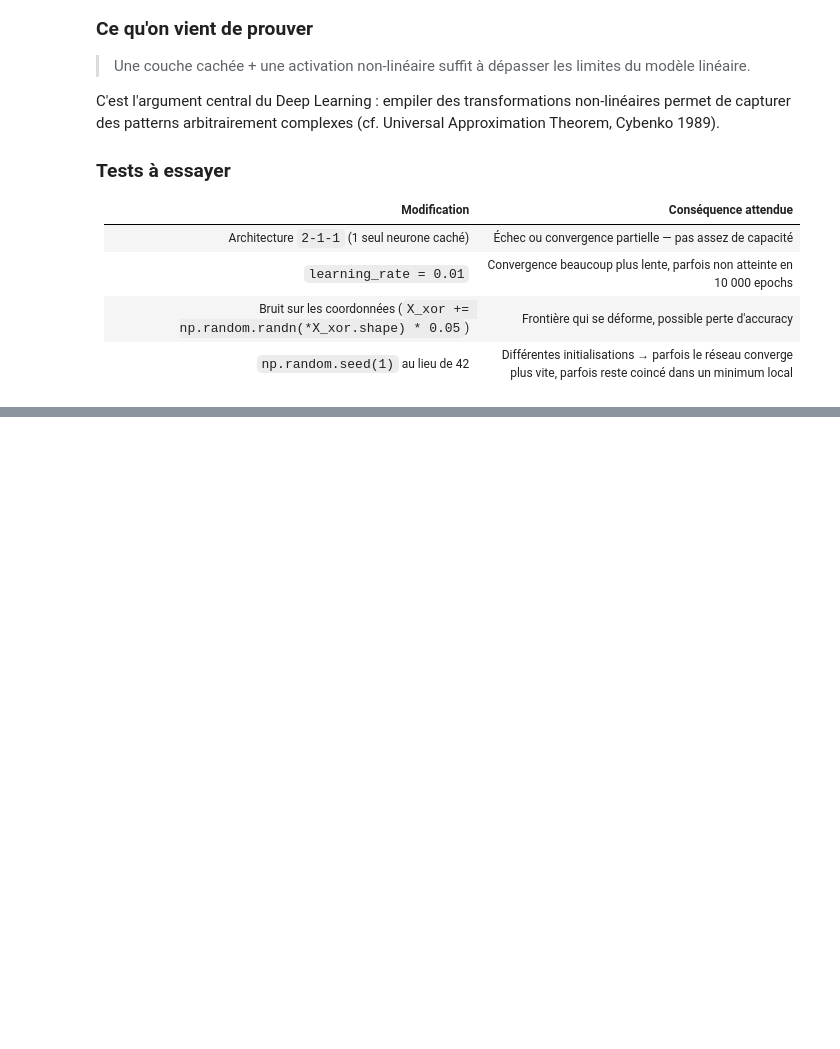
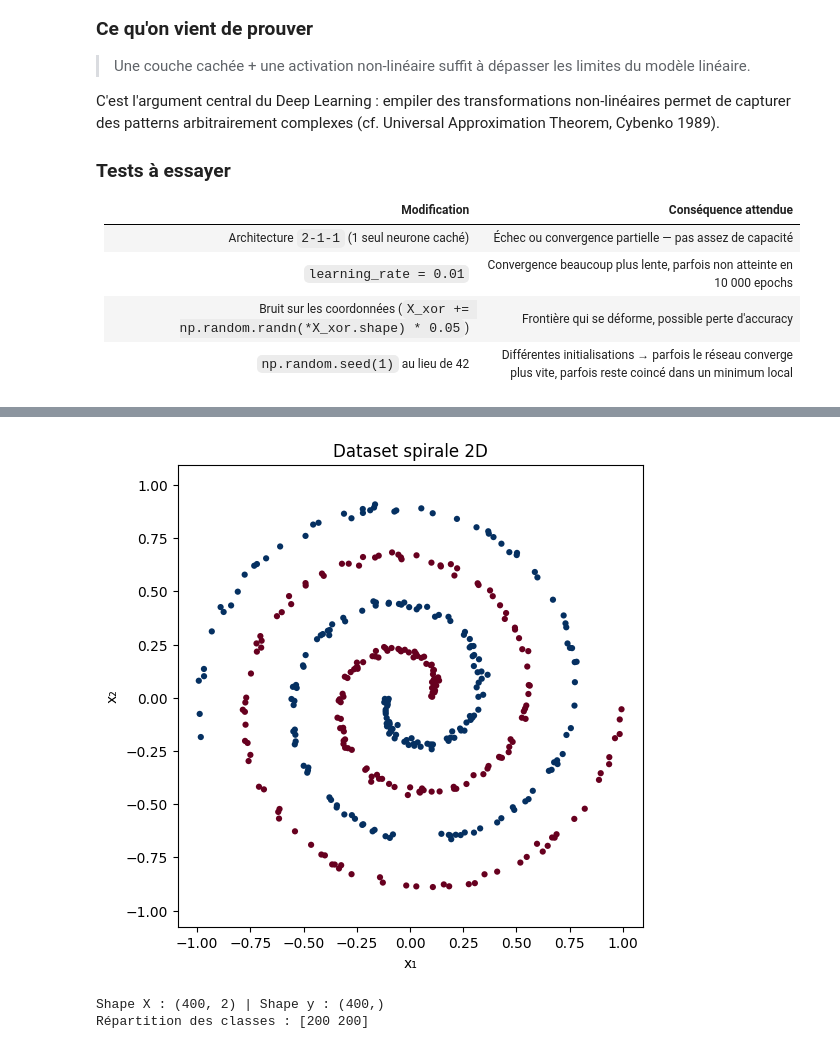
Before and after one commit to Hakim78/deeplearning-j1-pmc-from-scratch-djaalal-hakim, a Jupyter notebook: pmc-from-scratch.ipynb, the cells around one changed output, grey strips where cells are left out. Cells and saved outputs as stored; diff of their text form; code cells hidden in the pictures; blank space fills up the shorter version.

Commit message:
phase4: spirale 2D, frontière non-linéaire, underfitting vs capacité suffisante

```diff
--- a/pmc-from-scratch.ipynb
+++ b/pmc-from-scratch.ipynb
@@ -343,0 +377,41 @@ C'est l'argument central du Deep Learning : empiler des transformations non-lin
+# %%
+
+### Cellule Code (dataset + ReLU + initialisation)
+
+# ---- Génération du dataset spirale ----
+def generate_spiral(n_points=400, noise=0.15, seed=42):
+    """Deux spirales entrelacées : classe 0 et classe 1."""
+    np.random.seed(seed)
+    n = n_points // 2
+    theta0 = np.linspace(0, 4 * np.pi, n) + np.random.randn(n) * noise
+    theta1 = np.linspace(0, 4 * np.pi, n) + np.random.randn(n) * noise + np.pi
+    r = np.linspace(0.1, 1.0, n)
+    X0 = np.c_[r * np.cos(theta0), r * np.sin(theta0)]
+    X1 = np.c_[r * np.cos(theta1), r * np.sin(theta1)]
+    X = np.vstack([X0, X1])
+    y = np.hstack([np.zeros(n), np.ones(n)])
+    return X, y
+
+# ---- ReLU et sa dérivée ----
+def relu(x):
+    return np.maximum(0, x)
+
+def relu_grad(x):
+    return (x > 0).astype(float)
+
+# ---- Visualisation du dataset ----
+X, y = generate_spiral(n_points=400, noise=0.15)
+
+plt.figure(figsize=(6, 6))
+plt.scatter(X[:, 0], X[:, 1], c=y, cmap='RdBu', s=20, edgecolors='none')
+plt.title("Dataset spirale 2D")
+plt.xlabel("x₁"); plt.ylabel("x₂")
+plt.axis('equal')
+plt.show()
+
+print(f"Shape X : {X.shape} | Shape y : {y.shape}")
+print(f"Répartition des classes : {np.bincount(y.astype(int))}")
+# %% [output]
+[figure, added]
+Shape X : (400, 2) | Shape y : (400,)
+Répartition des classes : [200 200]
```
Also changed, not shown: parts of 4 cells of this notebook.
